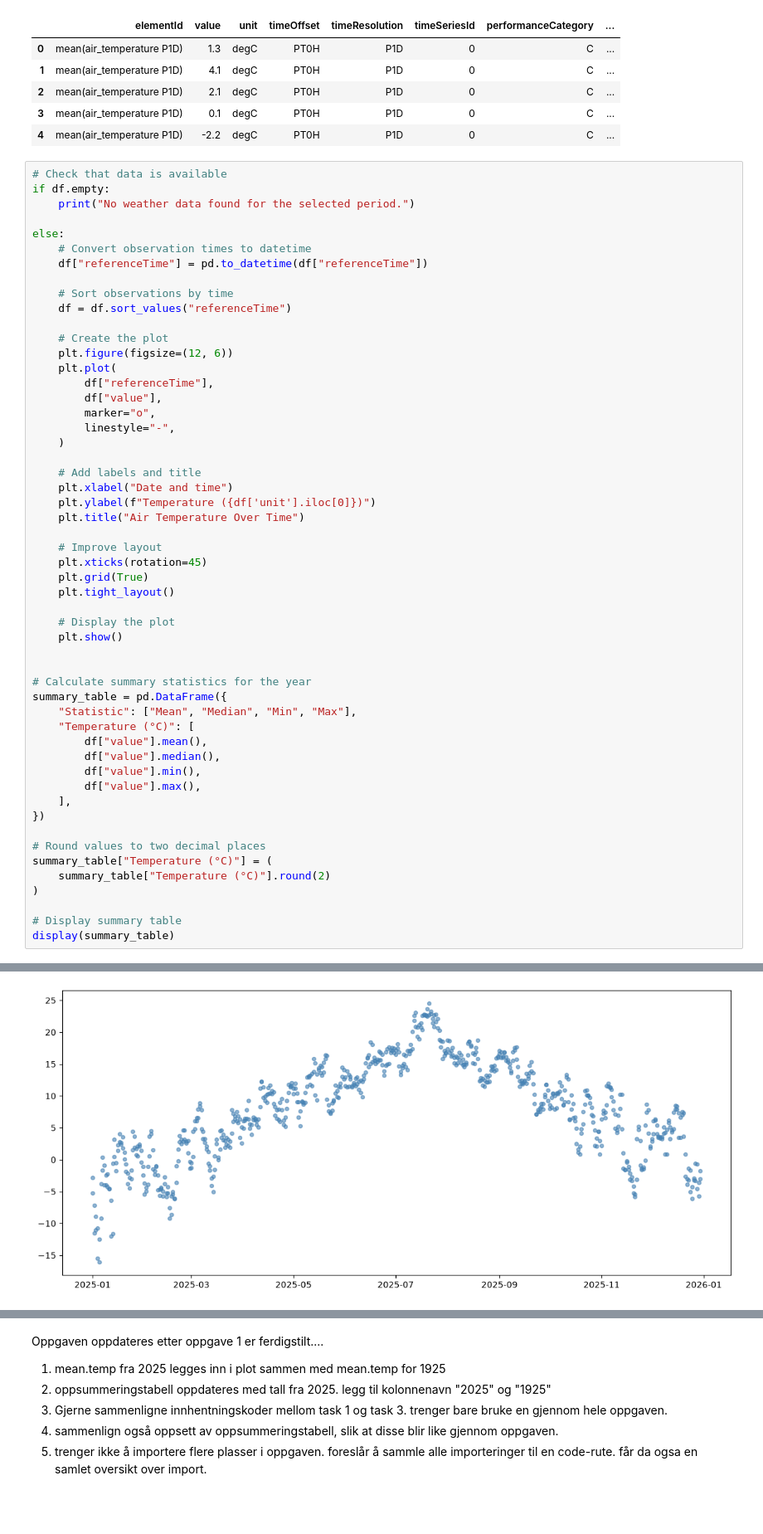
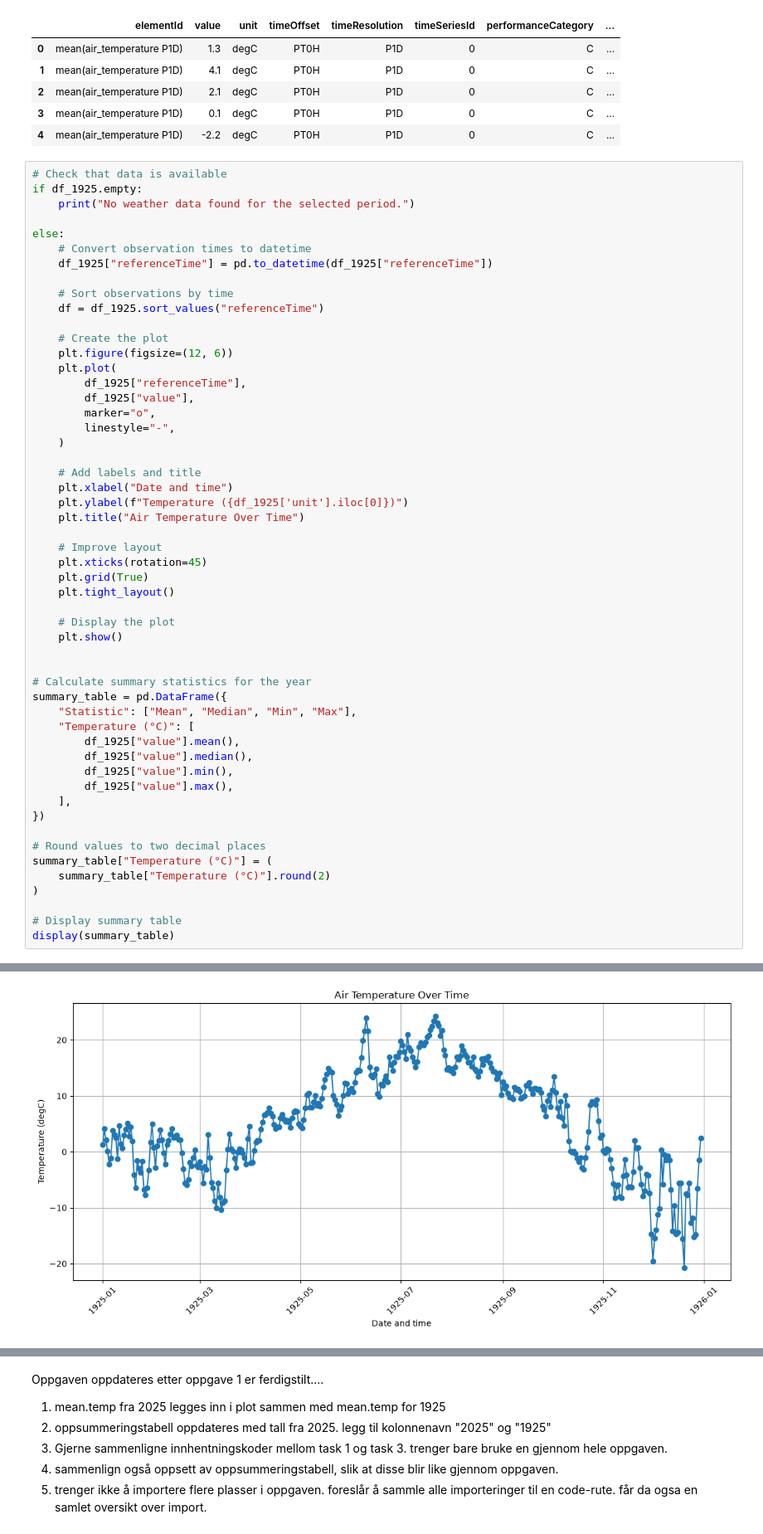
Before and after one commit to Lindaqh/Deliverable1_Uke42, a Jupyter notebook: Deliverable1_Uke42/Deliverable1_Uke42.ipynb, the cells around one changed output, grey strips where cells are left out. Shown at 83% size. Drawn from its saved outputs; the diff is of its cells as text; blank space fills up the shorter version.

```diff
--- a/Deliverable1_Uke42/Deliverable1_Uke42.ipynb
+++ b/Deliverable1_Uke42/Deliverable1_Uke42.ipynb
@@ -221,28 +221,28 @@ display(df_1925.head())
 | 4 | mean(air_temperature P1D) | -2.2 | degC | PT0H | P1D | 0 | C | ... |
 # %%
 # Check that data is available
-if df.empty:
+if df_1925.empty:
     print("No weather data found for the selected period.")
 
 else:
     # Convert observation times to datetime
-    df["referenceTime"] = pd.to_datetime(df["referenceTime"])
+    df_1925["referenceTime"] = pd.to_datetime(df_1925["referenceTime"])
 
     # Sort observations by time
-    df = df.sort_values("referenceTime")
+    df = df_1925.sort_values("referenceTime")
 
     # Create the plot
     plt.figure(figsize=(12, 6))
     plt.plot(
-        df["referenceTime"],
-        df["value"],
+        df_1925["referenceTime"],
+        df_1925["value"],
         marker="o",
         linestyle="-",
     )
 
     # Add labels and title
     plt.xlabel("Date and time")
-    plt.ylabel(f"Temperature ({df['unit'].iloc[0]})")
+    plt.ylabel(f"Temperature ({df_1925['unit'].iloc[0]})")
     plt.title("Air Temperature Over Time")
 
     # Improve layout
@@ -258,10 +258,10 @@ else:
 summary_table = pd.DataFrame({
     "Statistic": ["Mean", "Median", "Min", "Max"],
     "Temperature (°C)": [
-        df["value"].mean(),
-        df["value"].median(),
-        df["value"].min(),
-        df["value"].max(),
+        df_1925["value"].mean(),
+        df_1925["value"].median(),
+        df_1925["value"].min(),
+        df_1925["value"].max(),
     ],
 })
 
@@ -277 +276 @@ KeyError: 'moving_average'
-[figure, old version]
+[figure, new version]
```
Also changed, not shown: parts of 3 cells of this notebook.
